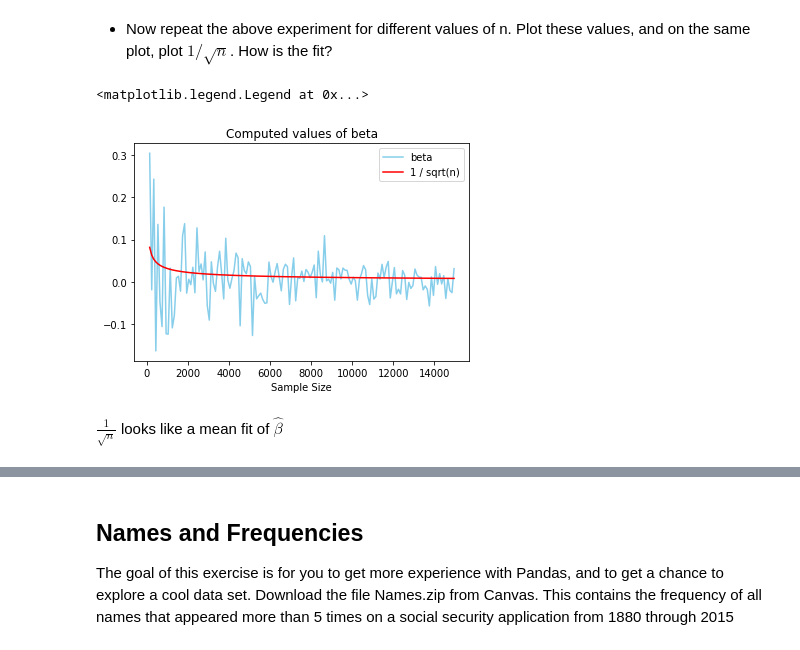
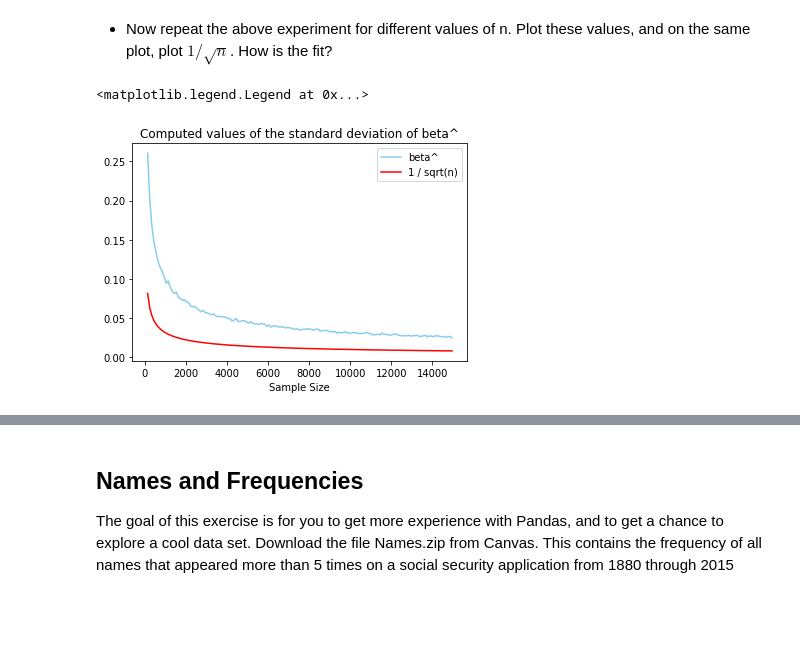
Before and after one commit to JavierPalomares90/Data_Mining_Hw1, a Jupyter notebook: Hw1b.ipynb, the cells around one changed output, grey strips where cells are left out. Drawn from its saved outputs; the diff is of its cells as text; code cells hidden in the pictures; blank space fills up the shorter version.

```diff
--- a/Hw1b.ipynb
+++ b/Hw1b.ipynb
@@ -284,21 +288,20 @@ Finding a value for $\hat{\beta}=-0.15$ is about half a standard deviation away
 # %% [markdown]
 * Now repeat the above experiment for different values of n. Plot these values, and on the
 same plot, plot $1 / \sqrt{n}$. How is the fit?
+# %%
+sampleSizes = np.arange(150, 15000,100)
+betaHatMean = np.zeros(len(sampleSizes))
+betaHatStd = np.zeros(len(sampleSizes))
+# compute the mean and stdDev for betaHat for different values of n
+for i in range(len(sampleSizes)):
+    betaHatMean[i],betaHatStd[i] = meanStdDevBeta(numTrials,meanX,varX,meanE,varE,sampleSizes[i])
 # %%
-sampleSizes = np.arange(150, 15000,100)
-betaHat = np.zeros(len(sampleSizes))
-# compute betaHat for different values of n
-for i in range(len(betaHat)):
-    betaHat[i] = computeBetaHat(meanX,varX,meanE,varE,sampleSizes[i])
-
 import matplotlib.pyplot as plt
-plt.plot(sampleSizes,betaHat,color='skyblue',label = "beta")
+plt.plot(sampleSizes,betaHatStd,color='skyblue',label = "beta^")
 plt.plot(sampleSizes,1.0/np.sqrt(sampleSizes),color='red',label = '1 / sqrt(n)')
-plt.title("Computed values of beta")
+plt.title("Computed values of the standard deviation of beta^")
 plt.xlabel("Sample Size")
 plt.legend()
 # %% [output]
 <matplotlib.legend.Legend at 0x...>
-[figure, old version]
+[figure, new version]
-# %% [markdown]
-$\frac{1}{\sqrt{n}}$ looks like a mean fit of $\hat{\beta}$
```
Also changed, not shown: parts of 5 cells of this notebook.
